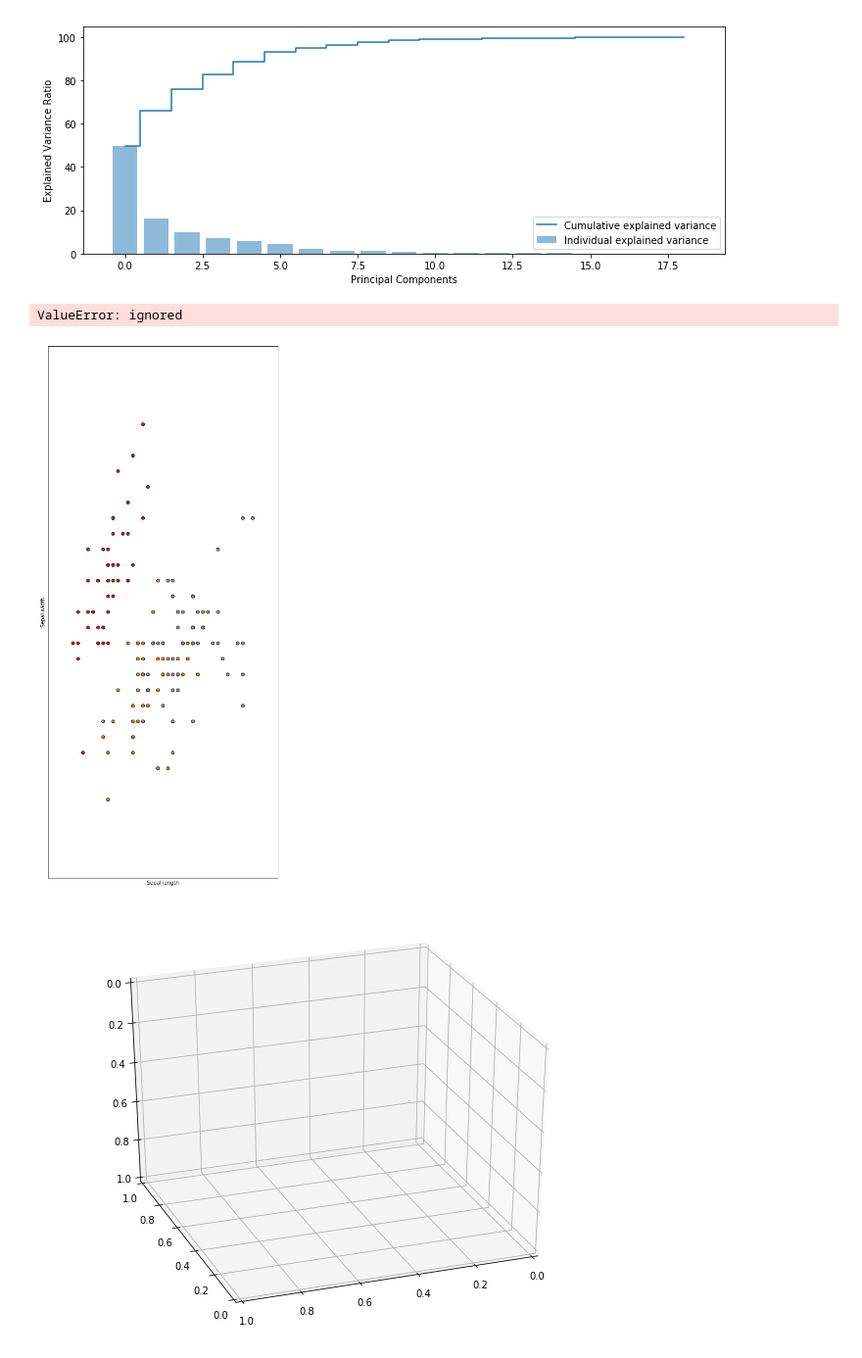
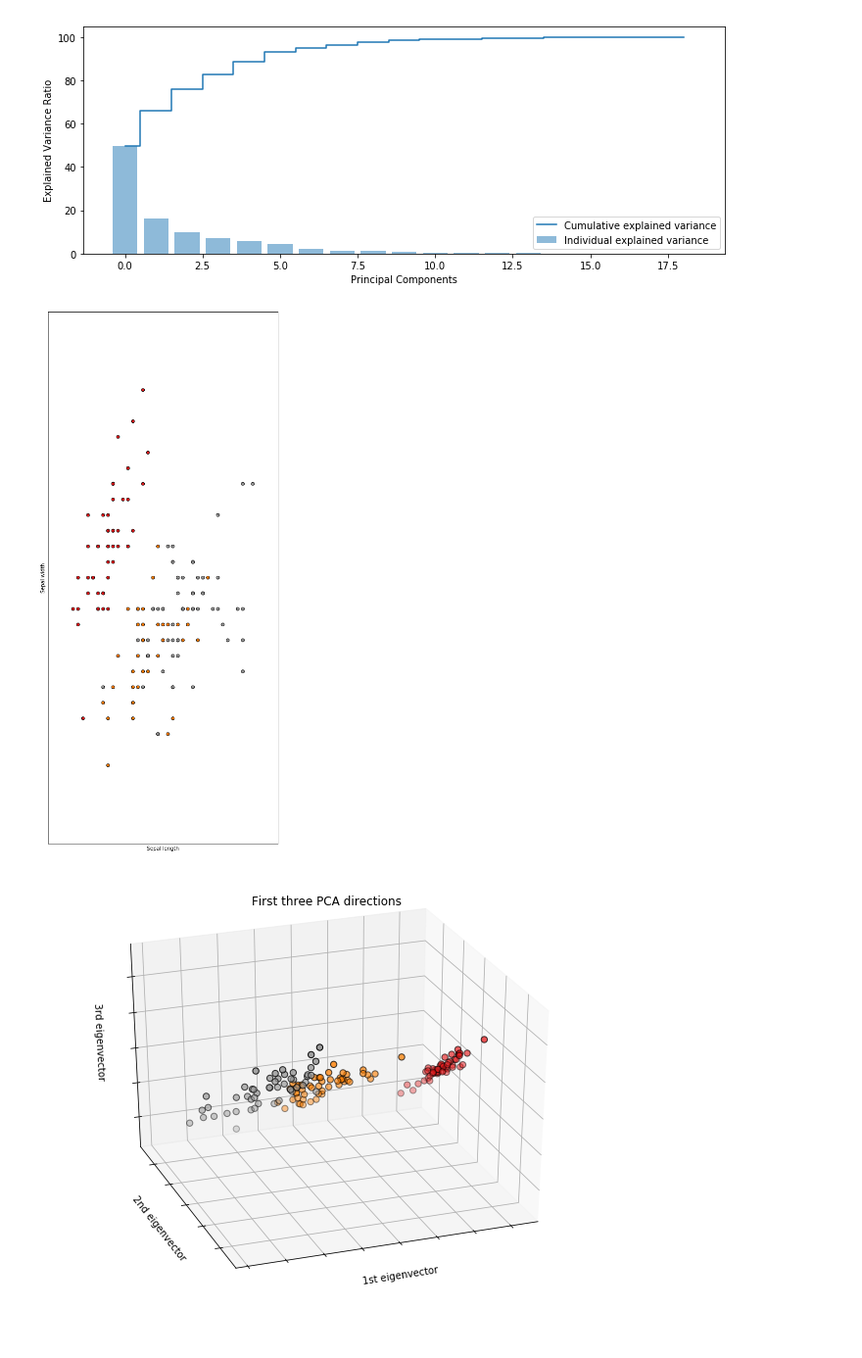
Before and after one commit to GreatLearningAIML1/bangalore-feb-batch-sanchanapradeep, a Jupyter notebook: Unsupervised Learning_R5_Project2.ipynb, the cells around one changed output. Shown at 98% size. Cells and saved outputs as stored; diff of their text form; code cells hidden in the pictures.

```diff
--- a/Unsupervised Learning_R5_Project2.ipynb
+++ b/Unsupervised Learning_R5_Project2.ipynb
@@ -222,34 +203,33 @@ plt.clf()
 
 # Plot the training points (scatter plot, all rows first and second column only)
 plt.scatter(X[:, 0], X[:, 1], c=y, cmap=plt.cm.Set1,
             edgecolor='k')
 plt.xlabel('Sepal length')
 plt.ylabel('Sepal width')
 
 
 ## plotting the axes with ticks
 plt.xlim(x_min, x_max)
 plt.ylim(y_min, y_max)
 plt.xticks(())
 plt.yticks(())
 
 # To getter a better understanding of interaction of the dimensions
 # plot the first three PCA dimensions
 fig = plt.figure(1, figsize=(8, 6))
 ax = Axes3D(fig, elev=-150, azim=110)
-X_reduced = PCA(n_components=6).fit_transform(vehicle.data)
-ax.scatter(X_reduced[:, 0], X_reduced[:, 6], X_reduced[:, 3], c=y,
+X_reduced = PCA(n_components=4).fit_transform(vehicle.data)
+ax.scatter(X_reduced[:, 0], X_reduced[:, 3], X_reduced[:, 3], c=y,
            cmap=plt.cm.Set1, edgecolor='k', s=40)
 ax.set_title("First three PCA directions")
 ax.set_xlabel("1st eigenvector")
 ax.w_xaxis.set_ticklabels([])
 ax.set_ylabel("2nd eigenvector")
 ax.w_yaxis.set_ticklabels([])
 ax.set_zlabel("3rd eigenvector")
 ax.w_zaxis.set_ticklabels([])
 
 plt.show()
 # %% [output]
-ValueError: ignored
 [figure]
-[figure, old version]
+[figure, new version]
```
Also changed, not shown: parts of 5 cells of this notebook.
